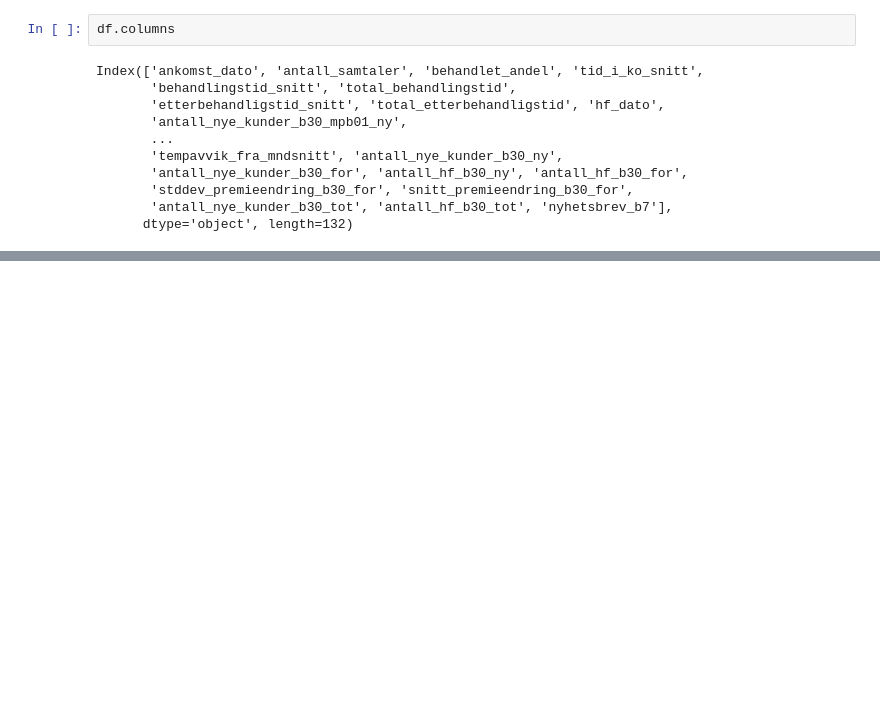
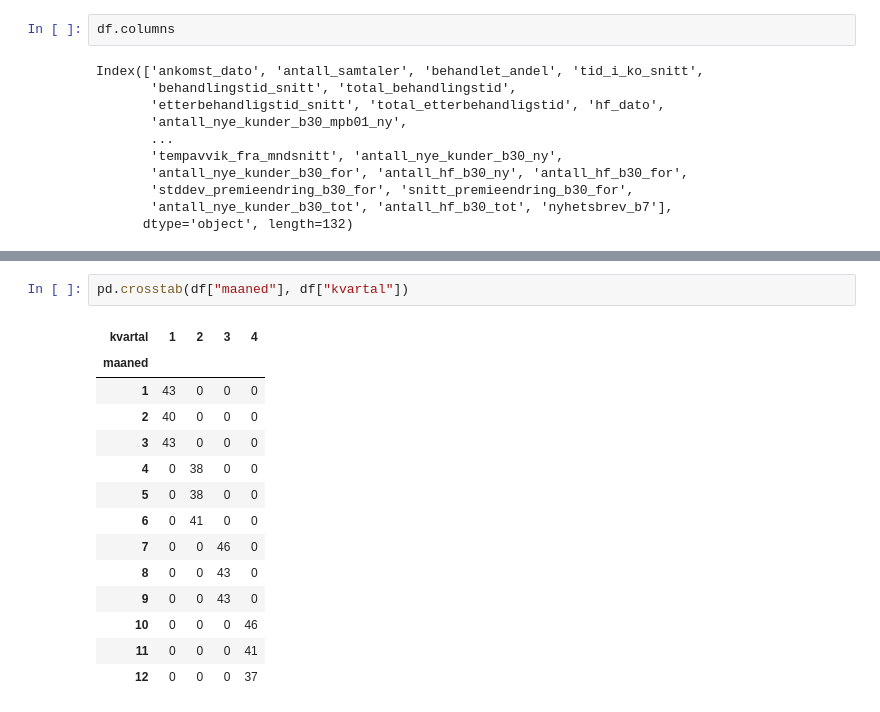
Before and after one commit to adnerolstad-klp/inngangsanalyse, a Jupyter notebook: code/notebooks/02_EDA.ipynb, the cells around one changed output, grey strips where cells are left out. Drawn from its saved outputs; the diff is of its cells as text; blank space fills up the shorter version.

```diff
--- a/code/notebooks/02_EDA.ipynb
+++ b/code/notebooks/02_EDA.ipynb
@@ -176,0 +187,17 @@ plt.show()
+# %%
+pd.crosstab(df["maaned"], df["kvartal"])
+# %% [output]
+| kvartal | 1 | 2 | 3 | 4 |
+| maaned |  |  |  |  |
+| 1 | 43 | 0 | 0 | 0 |
+| 2 | 40 | 0 | 0 | 0 |
+| 3 | 43 | 0 | 0 | 0 |
+| 4 | 0 | 38 | 0 | 0 |
+| 5 | 0 | 38 | 0 | 0 |
+| 6 | 0 | 41 | 0 | 0 |
+| 7 | 0 | 0 | 46 | 0 |
+| 8 | 0 | 0 | 43 | 0 |
+| 9 | 0 | 0 | 43 | 0 |
+| 10 | 0 | 0 | 0 | 46 |
+| 11 | 0 | 0 | 0 | 41 |
+| 12 | 0 | 0 | 0 | 37 |
```
Also changed, not shown: parts of 6 cells of this notebook, 4 other files.
